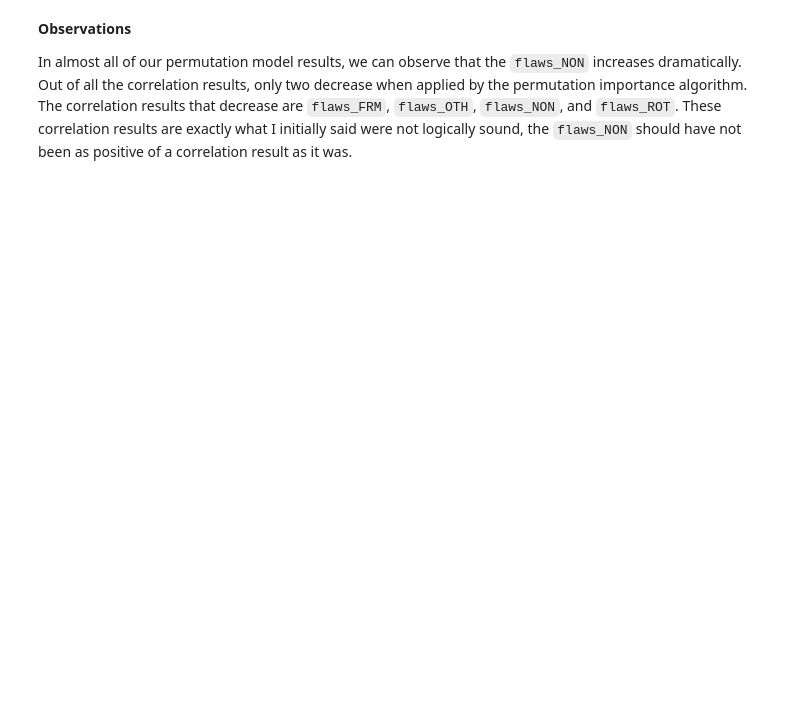
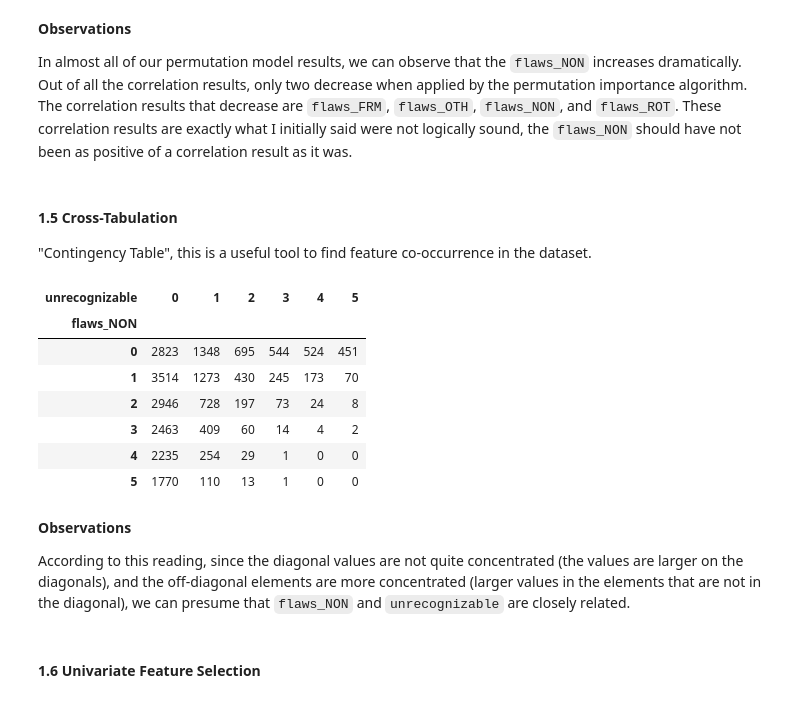
Before and after one commit to cthacker-udel/VizWizAnnotations, a Jupyter notebook: image_quality_issues.ipynb, the cells around one changed output. Cells and saved outputs as stored; diff of their text form; code cells hidden in the pictures; blank space fills up the shorter version.

```diff
--- a/image_quality_issues.ipynb
+++ b/image_quality_issues.ipynb
@@ -337,3 +337,28 @@ feature_importance_xgb_perm
 **Observations**
 
 In almost all of our permutation model results, we can observe that the `flaws_NON` increases dramatically. Out of all the correlation results, only two decrease when applied by the permutation importance algorithm. The correlation results that decrease are `flaws_FRM`, `flaws_OTH`, `flaws_NON`, and `flaws_ROT`. These correlation results are exactly what I initially said were not logically sound, the `flaws_NON` should have not been as positive of a correlation result as it was.
+# %% [markdown]
+#### 1.5 Cross-Tabulation
+
+"Contingency Table", this is a useful tool to find feature co-occurrence in the dataset.
+# %%
+features_of_interest = ['flaws_NON', 'unrecognizable']
+
+cross_tab = pd.crosstab(normalized_training_df[features_of_interest[0]], normalized_training_df[features_of_interest[1]])
+
+cross_tab
+# %% [output]
+| unrecognizable | 0 | 1 | 2 | 3 | 4 | 5 |
+| flaws_NON |  |  |  |  |  |  |
+| 0 | 2823 | 1348 | 695 | 544 | 524 | 451 |
+| 1 | 3514 | 1273 | 430 | 245 | 173 | 70 |
+| 2 | 2946 | 728 | 197 | 73 | 24 | 8 |
+| 3 | 2463 | 409 | 60 | 14 | 4 | 2 |
+| 4 | 2235 | 254 | 29 | 1 | 0 | 0 |
+| 5 | 1770 | 110 | 13 | 1 | 0 | 0 |
+# %% [markdown]
+**Observations**
+
+According to this reading, since the diagonal values are not quite concentrated (the values are larger on the diagonals), and the off-diagonal elements are more concentrated (larger values in the elements that are not in the diagonal), we can presume that `flaws_NON` and `unrecognizable` are closely related.
+# %% [markdown]
+#### 1.6 Univariate Feature Selection
```
Also changed, not shown: parts of 12 cells of this notebook.
